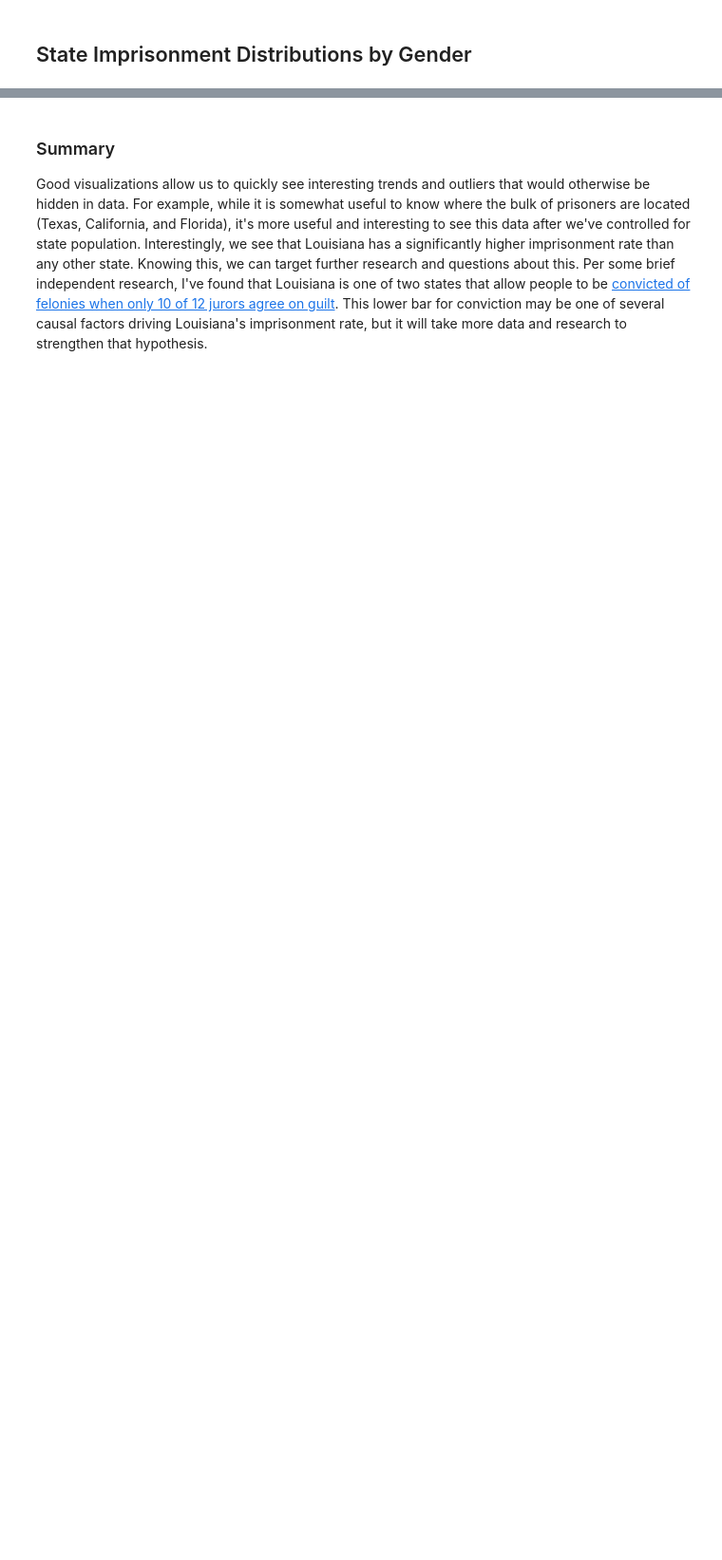
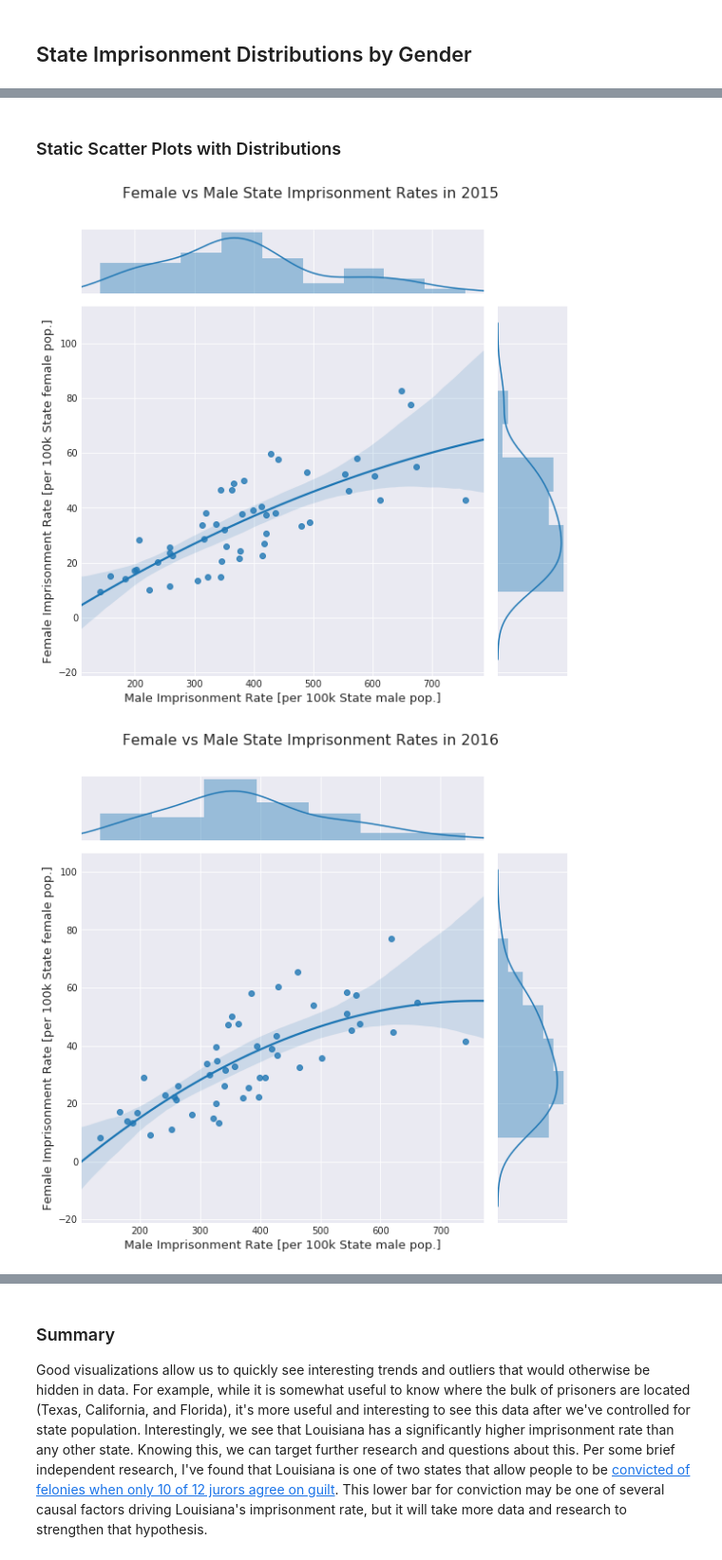
Before and after one commit to MattTriano/personal_site_public, a Jupyter notebook: Crime_and_Prisons_part2.ipynb, the cells around one changed output, grey strips where cells are left out. Shown at 95% size. Cells and saved outputs as stored; diff of their text form; code cells hidden in the pictures; blank space fills up the shorter version.

```diff
--- a/Crime_and_Prisons_part2.ipynb
+++ b/Crime_and_Prisons_part2.ipynb
@@ -462,4 +445,0 @@ state_sex_join_df
-# %%
-g = sns.FacetGrid(tips, row="day", row_order=ordered_days,
-                  size=1.7, aspect=4,)
-g.map(sns.distplot, "total_bill", hist=False, rug=True);
@@ -466,3 +448,24 @@ g.map(sns.distplot, "total_bill", hist=False, rug=True);
+# %%
+def plot_male_v_female_by_state_sea(yr, df):
+    with sns.axes_style("darkgrid"):
+        tmp_df = df.loc[:,(yr, ['Male_rate','Female_rate'])][yr]
+        g = sns.JointGrid(x="Male_rate", y="Female_rate", data=tmp_df, size=8)
+        g.plot_joint(sns.regplot, order=2)
+        g.plot_marginals(sns.distplot)
+        plt.subplots_adjust(top=0.9)
+        title = 'Female vs Male State Imprisonment Rates in {}'.format(yr)
+        g.fig.suptitle(title, fontsize=16)
+        g.set_axis_labels('Male Imprisonment Rate [per 100k State male pop.]',
+                          'Female Imprisonment Rate [per 100k State female pop.]',
+                          fontsize=13)
+# %% [markdown]
+### Static Scatter Plots with Distributions <a id="8"></a>
+# %%
+plot_male_v_female_by_state_sea('2015', state_sex_join_df)
+plot_male_v_female_by_state_sea('2016', state_sex_join_df)
+# %% [output]
+[figure, added]
+[figure, added]
 # %%
 def plot_male_v_female_by_state(yr, df):
     mf_df = df.loc[:,(yr, ['Male_rate','Female_rate'])][yr]
```
Also changed, not shown: parts of 11 cells of this notebook.
